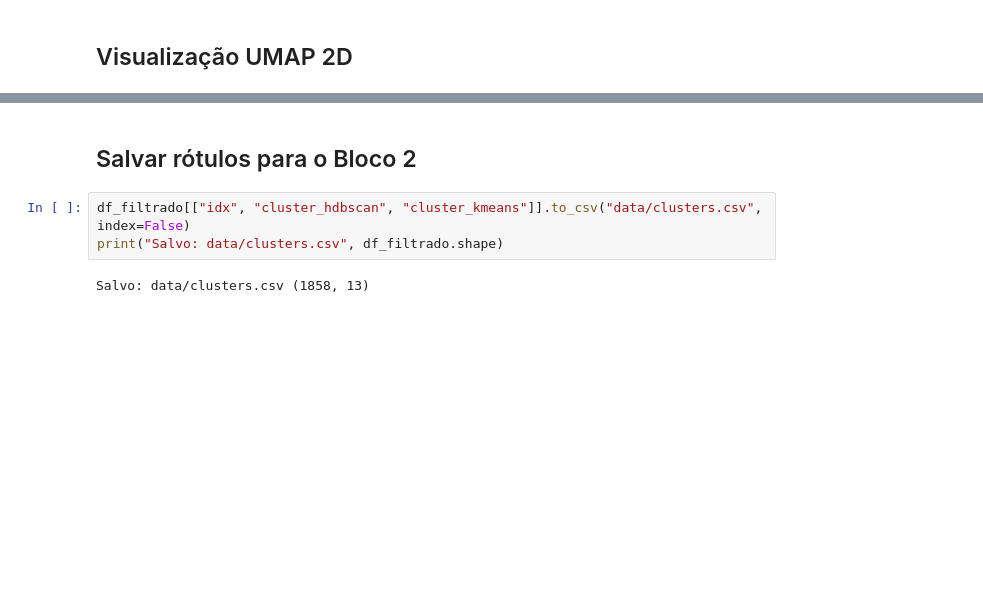
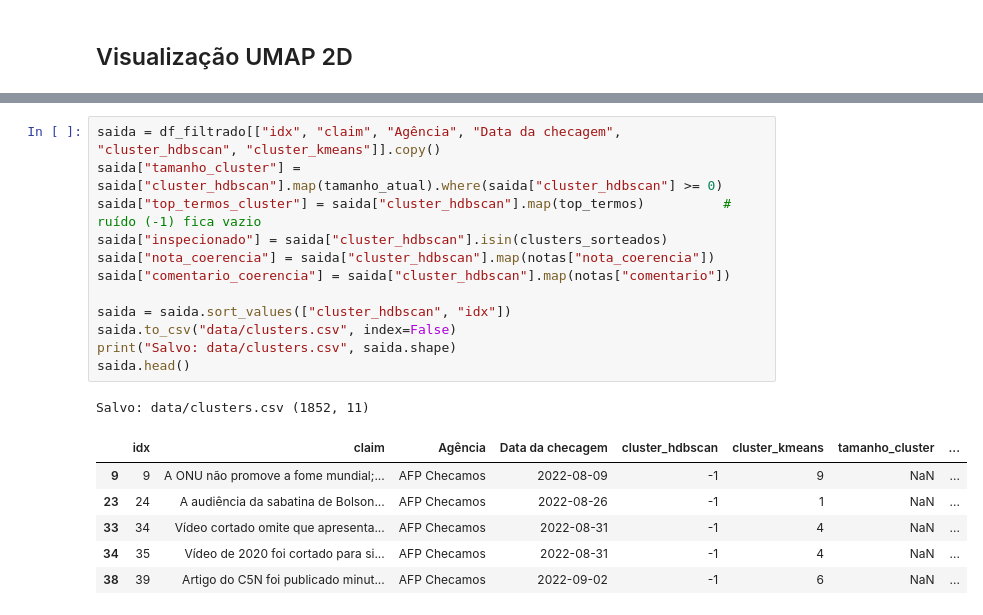
Before and after one commit to gpaulovit/RES-IA-Challenge-1, a Jupyter notebook: experiments/02_clusters.ipynb, the cells around one changed output, grey strips where cells are left out. Saved outputs shown, nothing was run; the diff lists cells and outputs as text; blank space fills up the shorter version.

```diff
--- a/experiments/02_clusters.ipynb
+++ b/experiments/02_clusters.ipynb
@@ -226,7 +250,20 @@ plt.show()
-# %% [markdown]
-## Salvar rótulos para o Bloco 2
 # %%
-df_filtrado[["idx", "cluster_hdbscan", "cluster_kmeans"]].to_csv("data/clusters.csv", index=False)
-print("Salvo: data/clusters.csv", df_filtrado.shape)
+saida = df_filtrado[["idx", "claim", "Agência", "Data da checagem", "cluster_hdbscan", "cluster_kmeans"]].copy()
+saida["tamanho_cluster"] = saida["cluster_hdbscan"].map(tamanho_atual).where(saida["cluster_hdbscan"] >= 0)
+saida["top_termos_cluster"] = saida["cluster_hdbscan"].map(top_termos)          # ruído (-1) fica vazio
+saida["inspecionado"] = saida["cluster_hdbscan"].isin(clusters_sorteados)
+saida["nota_coerencia"] = saida["cluster_hdbscan"].map(notas["nota_coerencia"])
+saida["comentario_coerencia"] = saida["cluster_hdbscan"].map(notas["comentario"])
+
+saida = saida.sort_values(["cluster_hdbscan", "idx"])
+saida.to_csv("data/clusters.csv", index=False)
+print("Salvo: data/clusters.csv", saida.shape)
+saida.head()
 # %% [output]
-Salvo: data/clusters.csv (1858, 13)
+Salvo: data/clusters.csv (1852, 11)
+|  | idx | claim | Agência | Data da checagem | cluster_hdbscan | cluster_kmeans | tamanho_cluster | ... |
+| 9 | 9 | A ONU não promove a fome mundial;... | AFP Checamos | 2022-08-09 | -1 | 9 | NaN | ... |
+| 23 | 24 | A audiência da sabatina de Bolson... | AFP Checamos | 2022-08-26 | -1 | 1 | NaN | ... |
+| 33 | 34 | Vídeo cortado omite que apresenta... | AFP Checamos | 2022-08-31 | -1 | 4 | NaN | ... |
+| 34 | 35 | Vídeo de 2020 foi cortado para si... | AFP Checamos | 2022-08-31 | -1 | 4 | NaN | ... |
+| 38 | 39 | Artigo do C5N foi publicado minut... | AFP Checamos | 2022-09-02 | -1 | 6 | NaN | ... |
```
Also changed, not shown: parts of 12 cells of this notebook, 18 other files.
